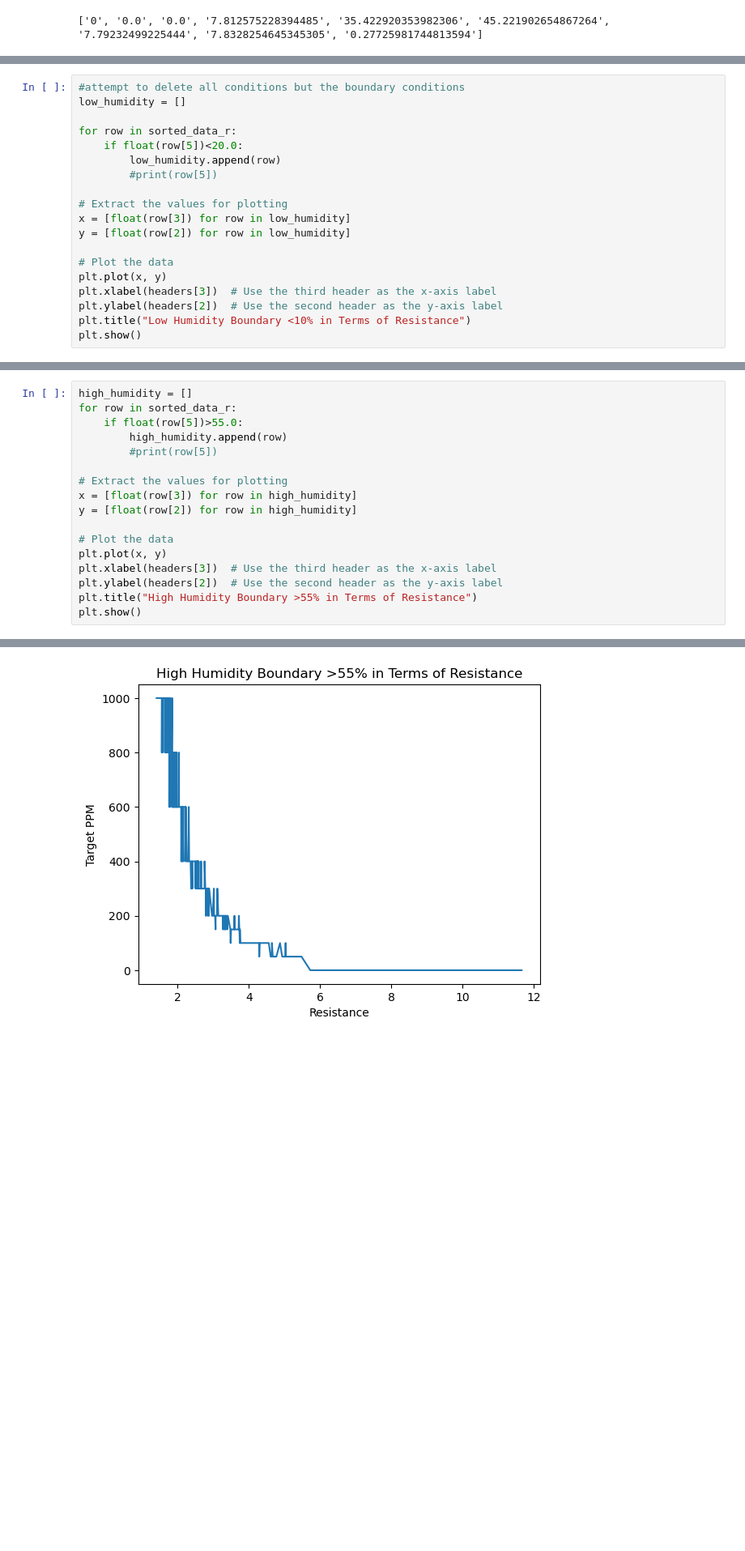
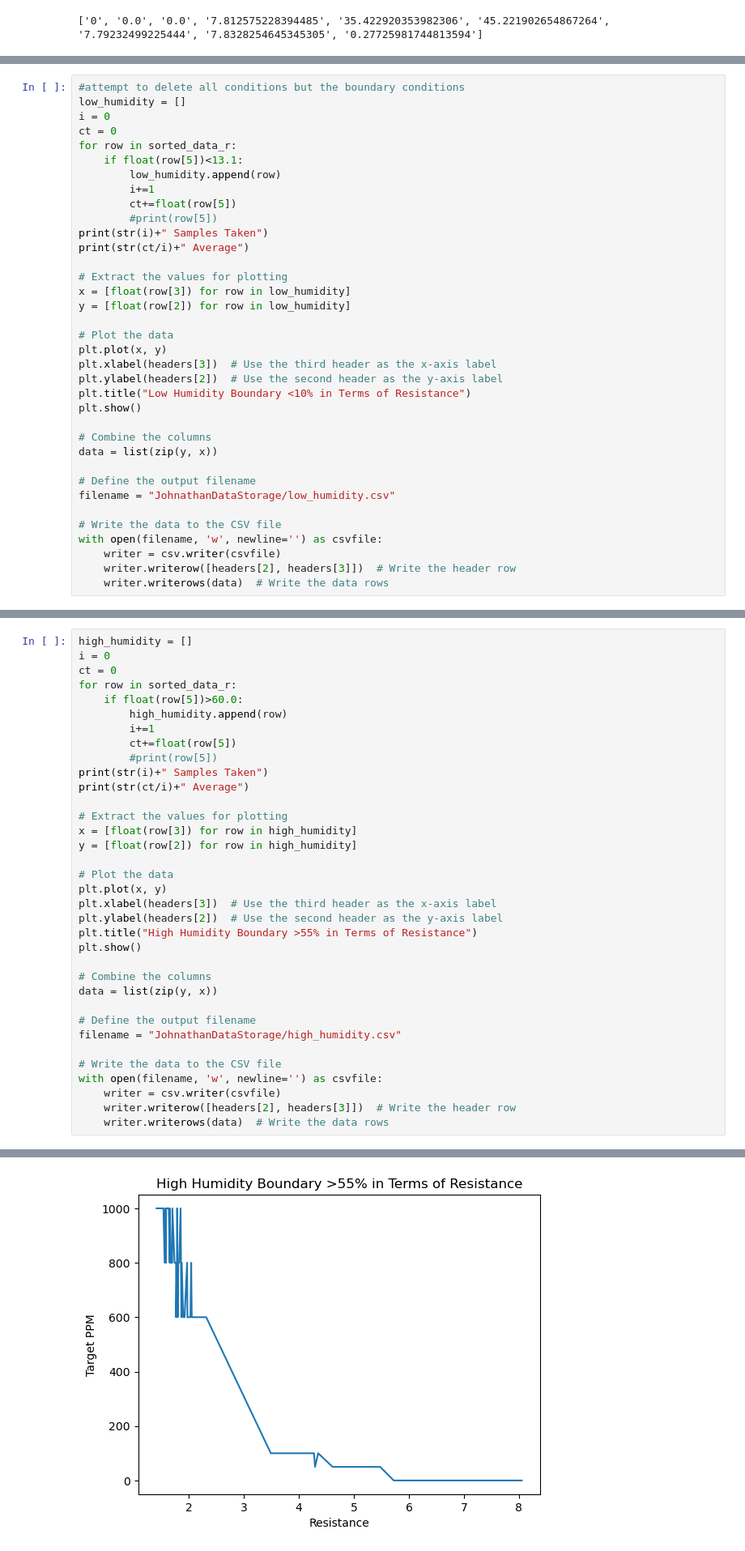
Before and after one commit to Coopsims/MethaneDataScience, a Jupyter notebook: PDE Analysis.ipynb, the cells around one changed output, grey strips where cells are left out. Shown at 81% size. Cells and saved outputs as stored; diff of their text form; blank space fills up the shorter version.

```diff
--- a/PDE Analysis.ipynb
+++ b/PDE Analysis.ipynb
@@ -90,11 +92,16 @@ plt.show()
 # %%
 #attempt to delete all conditions but the boundary conditions
 low_humidity = []
-
+i = 0
+ct = 0
 for row in sorted_data_r:
-    if float(row[5])<20.0:
+    if float(row[5])<13.1:
         low_humidity.append(row)
+        i+=1
+        ct+=float(row[5])
         #print(row[5])
+print(str(i)+" Samples Taken")
+print(str(ct/i)+" Average")
 
 # Extract the values for plotting
 x = [float(row[3]) for row in low_humidity]
@@ -106,4 +113,16 @@ plt.xlabel(headers[3])  # Use the third header as the x-axis label
 plt.ylabel(headers[2])  # Use the second header as the y-axis label
 plt.title("Low Humidity Boundary <10% in Terms of Resistance")
 plt.show()
+
+# Combine the columns
+data = list(zip(y, x))
+
+# Define the output filename
+filename = "JohnathanDataStorage/low_humidity.csv"
+
+# Write the data to the CSV file
+with open(filename, 'w', newline='') as csvfile:
+    writer = csv.writer(csvfile)
+    writer.writerow([headers[2], headers[3]])  # Write the header row
+    writer.writerows(data)  # Write the data rows
 # %% [output]
@@ -111,9 +132,15 @@ plt.show()
 # %%
 high_humidity = []
+i = 0
+ct = 0
 for row in sorted_data_r:
-    if float(row[5])>55.0:
+    if float(row[5])>60.0:
         high_humidity.append(row)
+        i+=1
+        ct+=float(row[5])
         #print(row[5])
+print(str(i)+" Samples Taken")
+print(str(ct/i)+" Average")
 
 # Extract the values for plotting
 x = [float(row[3]) for row in high_humidity]
@@ -125,4 +152,16 @@ plt.xlabel(headers[3])  # Use the third header as the x-axis label
 plt.ylabel(headers[2])  # Use the second header as the y-axis label
 plt.title("High Humidity Boundary >55% in Terms of Resistance")
 plt.show()
+
+# Combine the columns
+data = list(zip(y, x))
+
+# Define the output filename
+filename = "JohnathanDataStorage/high_humidity.csv"
+
+# Write the data to the CSV file
+with open(filename, 'w', newline='') as csvfile:
+    writer = csv.writer(csvfile)
+    writer.writerow([headers[2], headers[3]])  # Write the header row
+    writer.writerows(data)  # Write the data rows
 # %% [output]
@@ -129,4 +170,4 @@ plt.show()
-[figure, old version]
+[figure, new version]
 # %%
 low_resistance = []
 i = 0
```
Also changed, not shown: parts of 7 cells of this notebook.
